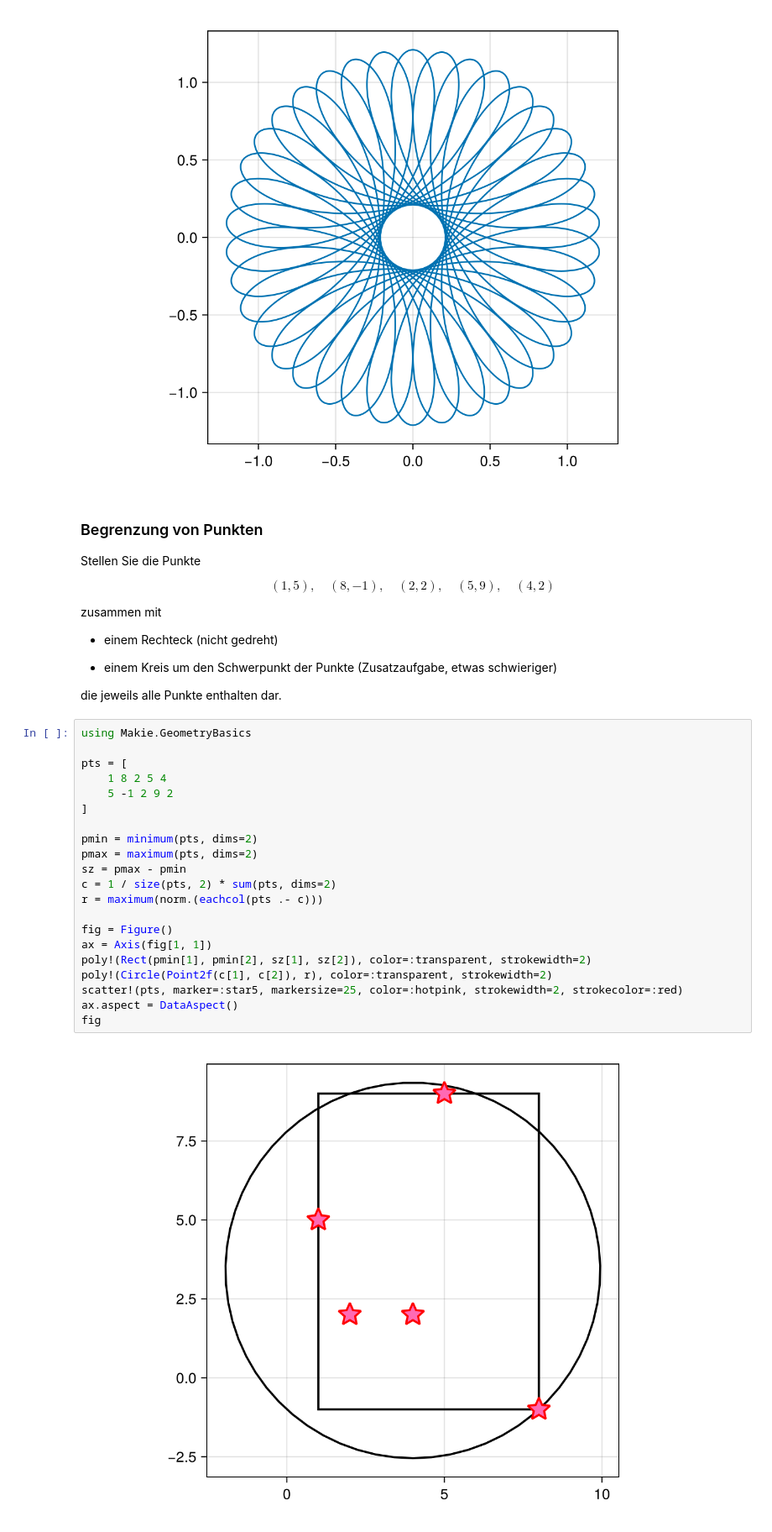
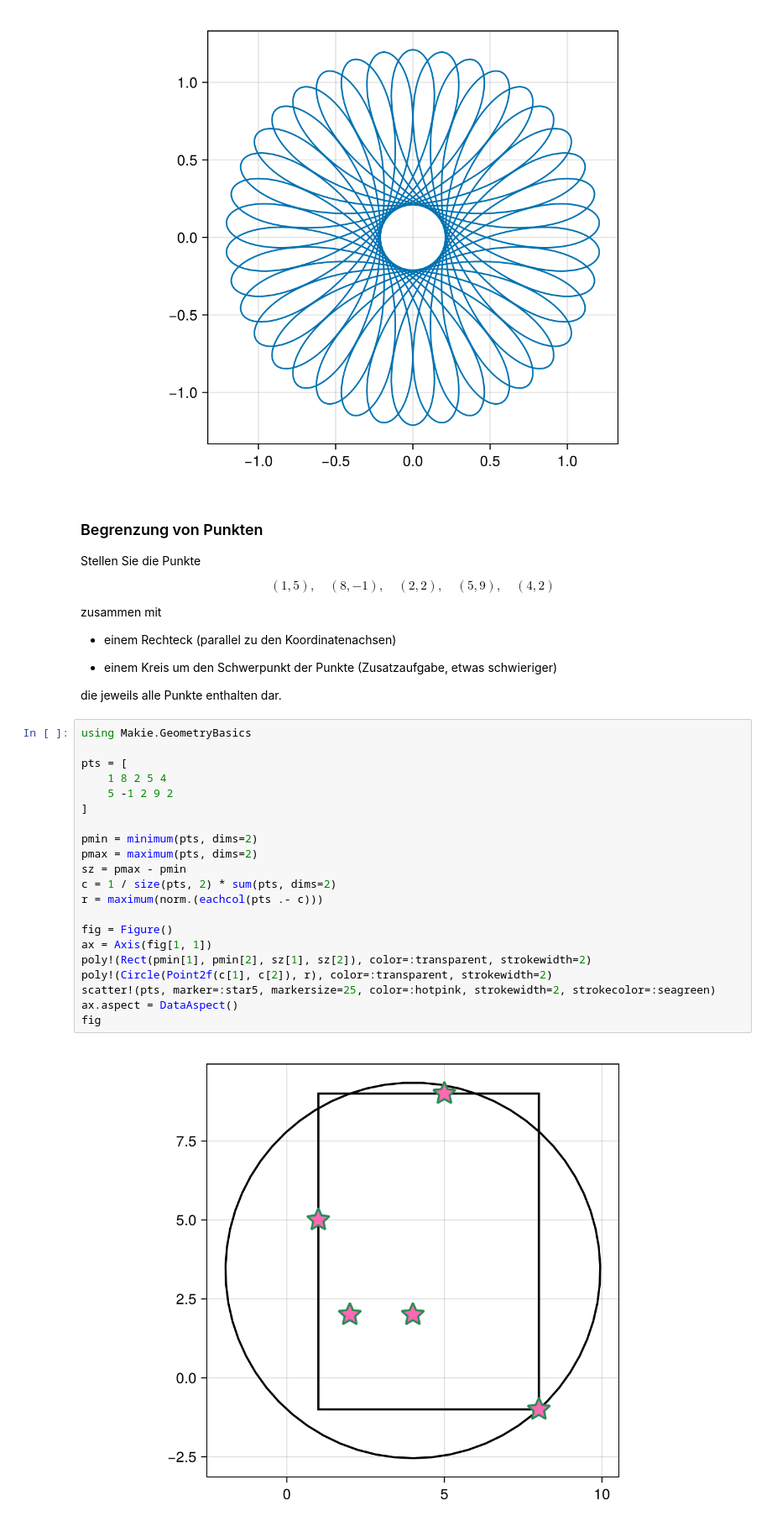
Before and after one commit to matthiasbaitsch/qs-numerik, a Jupyter notebook: aufgaben/aufgaben-loesung-julia.ipynb, the cells around one changed output. Shown at 84% size. Drawn from its saved outputs; the diff is of its cells as text.

```diff
--- a/aufgaben/aufgaben-loesung-julia.ipynb
+++ b/aufgaben/aufgaben-loesung-julia.ipynb
@@ -343,7 +412,7 @@ $$
 
 zusammen mit
 
-- einem Rechteck (nicht gedreht)
+- einem Rechteck (parallel zu den Koordinatenachsen)
 
 - einem Kreis um den Schwerpunkt der Punkte (Zusatzaufgabe, etwas schwieriger)
 
@@ -351,23 +420,23 @@ die jeweils alle Punkte enthalten dar.
 # %%
 using Makie.GeometryBasics
 
 pts = [
     1 8 2 5 4
     5 -1 2 9 2
 ]
 
 pmin = minimum(pts, dims=2)
 pmax = maximum(pts, dims=2)
 sz = pmax - pmin
 c = 1 / size(pts, 2) * sum(pts, dims=2)
 r = maximum(norm.(eachcol(pts .- c)))
 
 fig = Figure()
 ax = Axis(fig[1, 1])
 poly!(Rect(pmin[1], pmin[2], sz[1], sz[2]), color=:transparent, strokewidth=2)
 poly!(Circle(Point2f(c[1], c[2]), r), color=:transparent, strokewidth=2)
-scatter!(pts, marker=:star5, markersize=25, color=:hotpink, strokewidth=2, strokecolor=:red)
+scatter!(pts, marker=:star5, markersize=25, color=:hotpink, strokewidth=2, strokecolor=:seagreen)
 ax.aspect = DataAspect()
 fig
 # %% [output]
-[figure, old version]
+[figure, new version]
```
Also changed, not shown: parts of 28 cells of this notebook, 1 other file.
